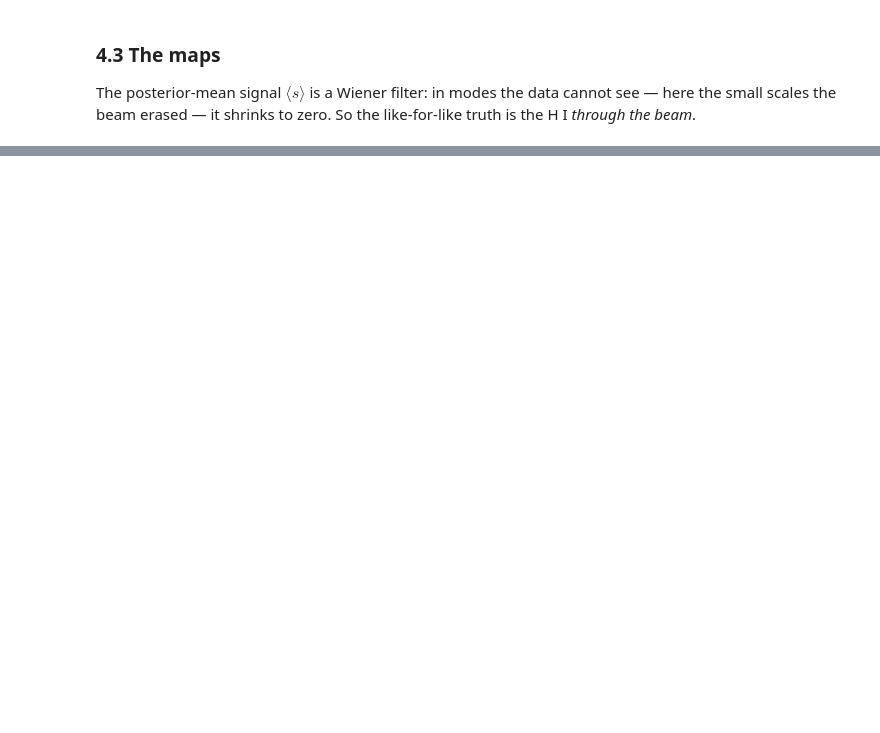
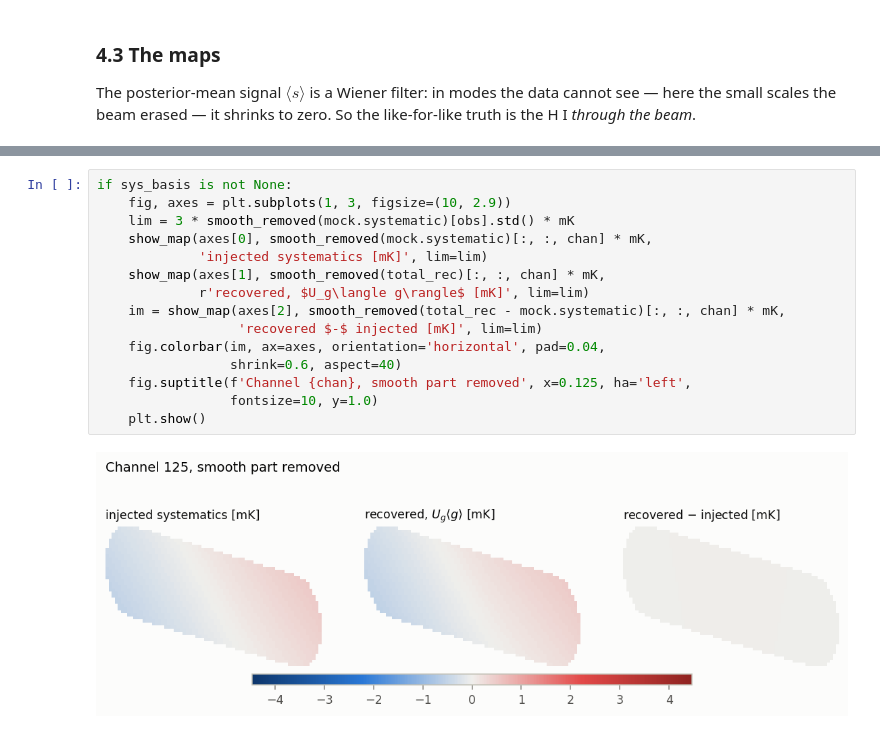
Before and after one commit to GeoffMurphy/IM_Gibbs, a Jupyter notebook: notebooks/1_end_to_end.ipynb, the cells around one changed output, grey strips where cells are left out. Cells and saved outputs as stored; diff of their text form; blank space fills up the shorter version.

```diff
--- a/notebooks/1_end_to_end.ipynb
+++ b/notebooks/1_end_to_end.ipynb
@@ -650,0 +725,17 @@ for i in range(n_bins):
+# %%
+if sys_basis is not None:
+    fig, axes = plt.subplots(1, 3, figsize=(10, 2.9))
+    lim = 3 * smooth_removed(mock.systematic)[obs].std() * mK
+    show_map(axes[0], smooth_removed(mock.systematic)[:, :, chan] * mK,
+             'injected systematics [mK]', lim=lim)
+    show_map(axes[1], smooth_removed(total_rec)[:, :, chan] * mK,
+             r'recovered, $U_g\langle g\rangle$ [mK]', lim=lim)
+    im = show_map(axes[2], smooth_removed(total_rec - mock.systematic)[:, :, chan] * mK,
+                  'recovered $-$ injected [mK]', lim=lim)
+    fig.colorbar(im, ax=axes, orientation='horizontal', pad=0.04,
+                 shrink=0.6, aspect=40)
+    fig.suptitle(f'Channel {chan}, smooth part removed', x=0.125, ha='left',
+                 fontsize=10, y=1.0)
+    plt.show()
+# %% [output]
+[figure, added]
```
Also changed, not shown: parts of 23 cells of this notebook, 7 other files.
